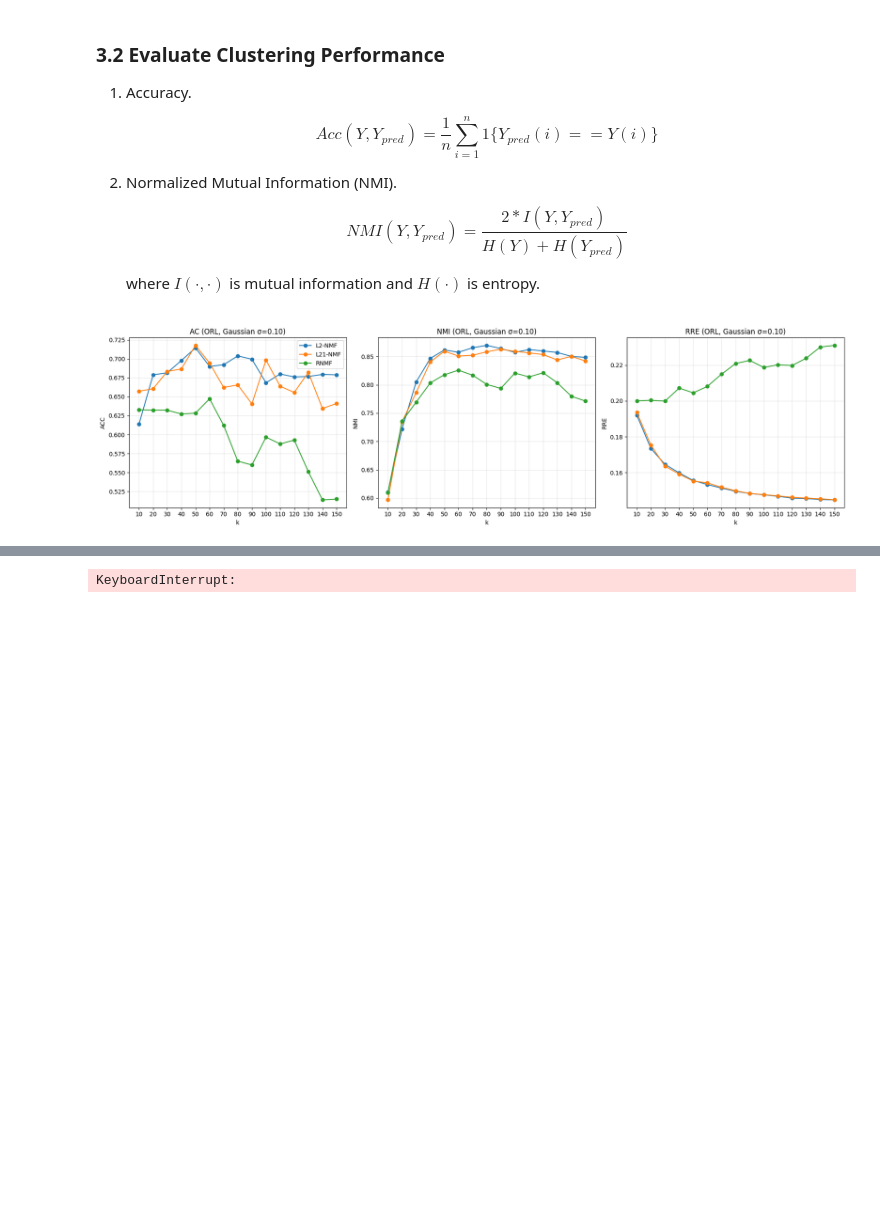
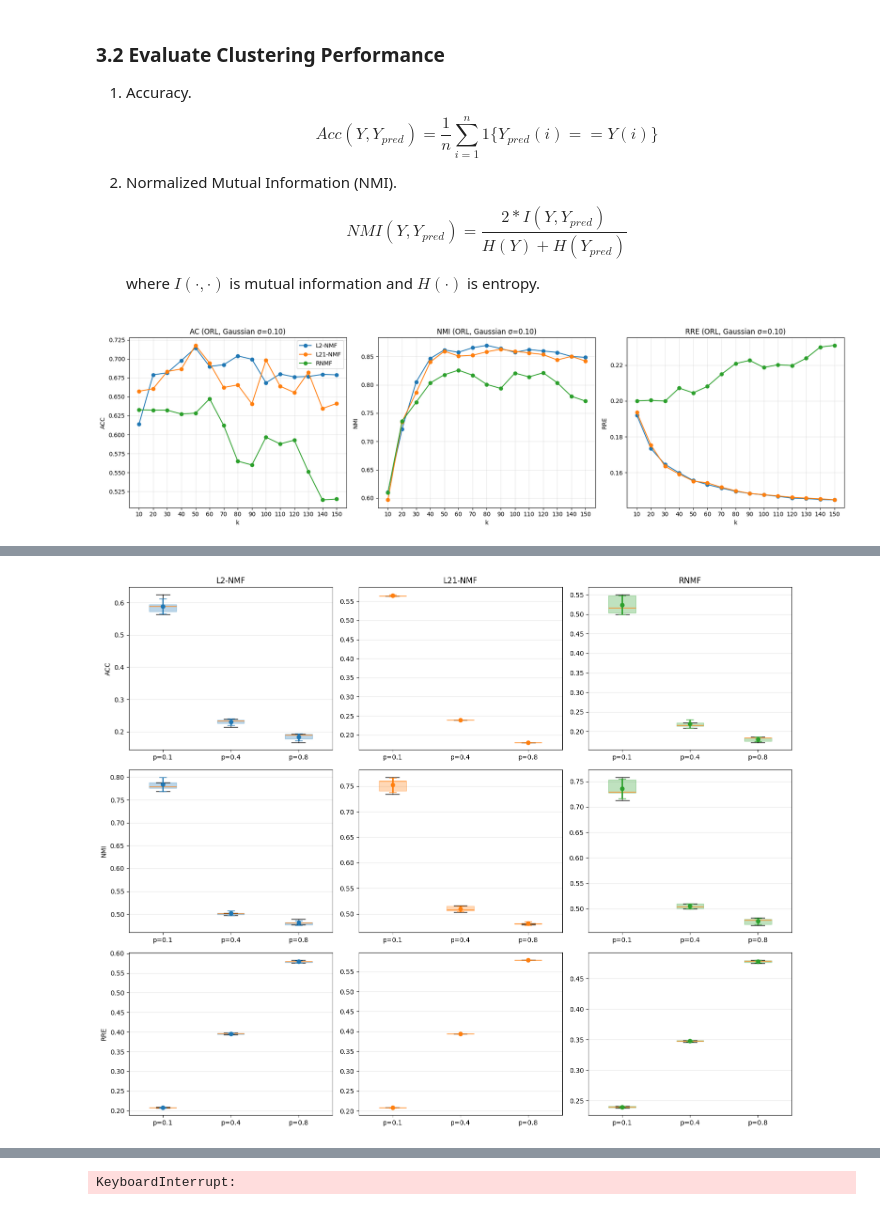
Before and after one commit to Ericcccccheng/USYD_5328, a Jupyter notebook: Assignment1/assignment1.ipynb, the cells around one changed output, grey strips where cells are left out. Cells and saved outputs as stored; diff of their text form; code cells hidden in the pictures; blank space fills up the shorter version.

```diff
--- a/Assignment1/assignment1.ipynb
+++ b/Assignment1/assignment1.ipynb
@@ -796,0 +902,2 @@ plt.show()
+# %%
+all_results_L2,  box_results_L2  = collect_results_for_algorithm("L2-NMF")
@@ -796,0 +943,2 @@ plt.show()
+# %%
+all_results_L21, box_results_L21 = collect_results_for_algorithm("L21-NMF")
@@ -796,0 +983,2 @@ plt.show()
+# %%
+all_results_RNMF, box_results_RNMF = collect_results_for_algorithm("RNMF")
@@ -796,0 +1070,82 @@ plt.show()
+# %%
+fig, axes = plt.subplots(3, 3, figsize=(15, 12), sharex=False)
+
+metric_rows = [("ACC", "ACC (ORL, pepper)"),
+               ("NMI", "NMI (ORL, pepper)"),
+               ("RRE", "RRE (ORL, pepper)")]
+
+alg_order = [name for name in ["L2-NMF", "L21-NMF", "RNMF"]
+             if name in box_results.get("ORL", {}).get("pepper", {})]
+
+color_map = {"L2-NMF": "tab:blue", "L21-NMF": "tab:orange", "RNMF": "tab:green"}
+
+default_p_vals = [0.05, 0.10, 0.15]
+if alg_order:
+    keys0 = list(box_results["ORL"]["pepper"][alg_order[0]].keys())
+    p_vals = []
+    for k in keys0:
+        if isinstance(k, tuple) and len(k) >= 1:
+            p_vals.append(float(k[0]))
+        elif isinstance(k, (float, int)):
+            p_vals.append(float(k))
+    p_vals = sorted(set(p_vals))
+    if not p_vals:
+        p_vals = default_p_vals
+else:
+    pvals = default_p_vals
+
+pos = [0.2, 0.5, 0.8][:len(p_vals)]
+tick_labels = [f"p={p}" for p in p_vals]
+
+for r, (metric, _) in enumerate(metric_rows):
+    for c, alg_name in enumerate(alg_order):
+        ax = axes[r, c]
+
+        cells, chosen_keys = [], []
+        for p in p_vals:
+            candidates = []
+            for k in box_results["ORL"]["pepper"][alg_name].keys():
+                if isinstance(k, tuple) and len(k) >= 1 and np.isclose(float(k[0]), p):
+                    candidates.append(k)
+                elif isinstance(k, (float, int)) and np.isclose(float(k), p):
+                    candidates.append(k)
+            if not candidates:
+                continue
+            key = sorted(candidates, key=lambda t: (t if isinstance(t, tuple) else (t,)))[0]
+            chosen_keys.append(key)
+            cells.append(np.asarray(box_results["ORL"]["pepper"][alg_name][key][metric], dtype=float))
+
+        if len(cells) == 0:
+            ax.set_visible(False)
+            continue
+
+        bp = ax.boxplot(
+            cells,
+            positions=pos[:len(cells)],
+            patch_artist=True,
+            showfliers=False,
+            widths=0.12,
+            tick_labels=tick_labels[:len(cells)]
+        )
+        for patch in bp["boxes"]:
+            patch.set_facecolor(color_map[alg_name])
+            patch.set_edgecolor(color_map[alg_name])
+            patch.set_alpha(0.30)
+
+        for x, key in zip(pos[:len(chosen_keys)], chosen_keys):
+            m  = float(box_results["ORL"]["pepper"][alg_name][key][f"{metric}_m"])
+            sd = float(box_results["ORL"]["pepper"][alg_name][key][f"{metric}_sd"])
+            ax.errorbar(x, m, yerr=sd, fmt="o", ms=6, lw=2,
+                        color=color_map[alg_name], capsize=6, zorder=3)
+
+        if r == 0:
+            ax.set_title(alg_name)
+        if c == 0:
+            ax.set_ylabel(metric)
+        ax.set_xlim(0.05, 0.95)
+        ax.grid(True, axis="y", alpha=0.3)
+
+plt.tight_layout()
+plt.show()
+# %% [output]
+[figure, added]
```
Also changed, not shown: parts of 17 cells of this notebook, 6 other files.
